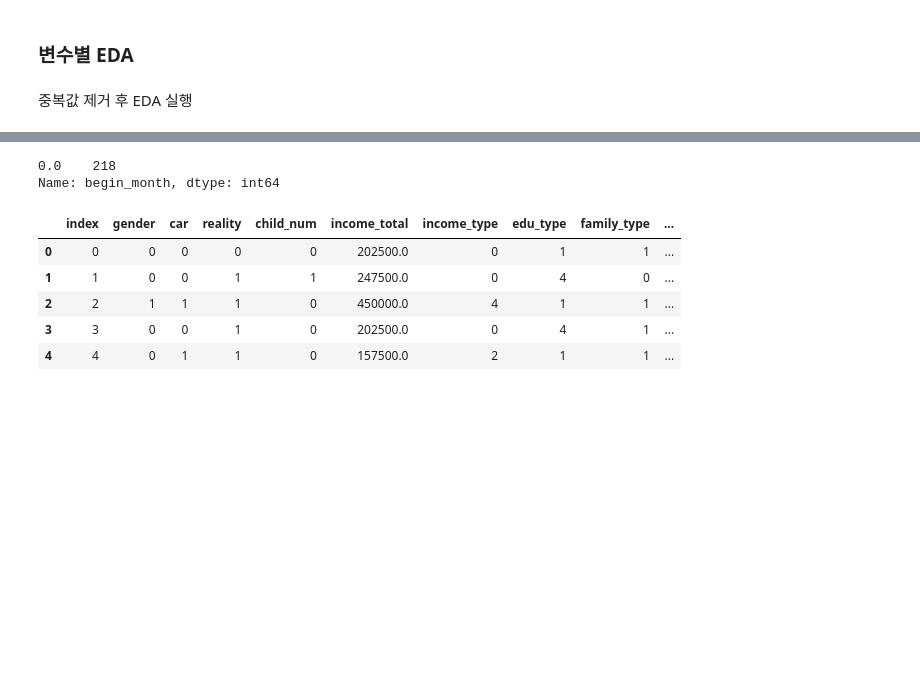
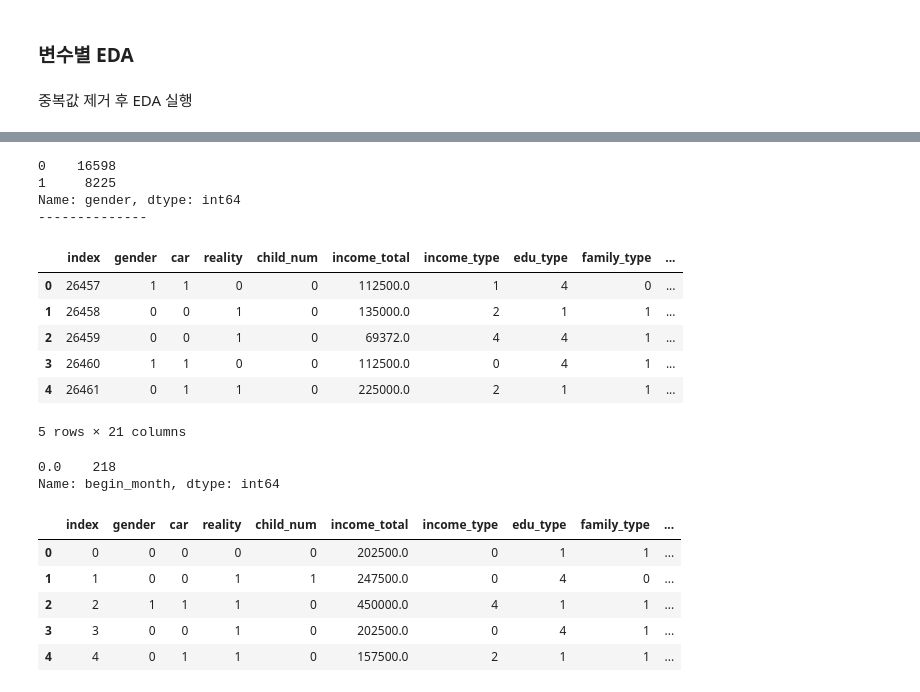
Before and after one commit to Ah-Hyeon0829/CreditGrade1, a Jupyter notebook: credit_card.ipynb, the cells around one changed output, grey strips where cells are left out. Saved outputs shown, nothing was run; the diff lists cells and outputs as text; code cells hidden in the pictures; blank space fills up the shorter version.

```diff
--- a/credit_card.ipynb
+++ b/credit_card.ipynb
@@ -1396,0 +1179,7 @@ df_unique.head()
+# %%
+print('Having a car or not : ')
+data['car'] = data['car'].replace(['N','Y'],[0,1])
+df_test['car'] = df_test['car'].replace(['N','Y'],[0,1])
+print(data['car'].value_counts())
+print('--------------')
+#차량 소지하지 않은 사람이 많다.
@@ -1396,0 +1203,6 @@ df_unique.head()
+# %%
+print('Having house reality or not: ')
+data['reality'] = data['reality'].replace(['N','Y'],[0,1])
+df_test['reality'] = df_test['reality'].replace(['N','Y'],[0,1])
+print(data['reality'].value_counts())
+print('--------------')#부동산 소유자들이 더 많다
@@ -1406 +1298,16 @@ df_test.head()
 5 rows × 21 columns
+# %%
+#라벨화
+label_encoder=preprocessing.LabelEncoder()
+data['income_type']=label_encoder.fit_transform(data['income_type'])
+df_test['income_type']=label_encoder.transform(df_test['income_type'])
+#################################################################
+data['edu_type']=label_encoder.fit_transform(data['edu_type'])
+df_test['edu_type']=label_encoder.transform(df_test['edu_type'])
+########################################################################
+data['family_type']=label_encoder.fit_transform(data['family_type'])
+df_test['family_type']=label_encoder.transform(df_test['family_type'])
+########################################################################
+data['house_type']=label_encoder.fit_transform(data['house_type'])
+df_test['house_type']=label_encoder.transform(df_test['house_type'])
+########################################################################
@@ -1407 +1405,19 @@ df_test.head()
+# %%
+print(data['gender'].value_counts())
+print('--------------')
+# %% [output]
+0    16598
+1     8225
+Name: gender, dtype: int64
+--------------
+# %%
+df_test.head()
+# %% [output]
+|  | index | gender | car | reality | child_num | income_total | income_type | edu_type | family_type | ... |
+| 0 | 26457 | 1 | 1 | 0 | 0 | 112500.0 | 1 | 4 | 0 | ... |
+| 1 | 26458 | 0 | 0 | 1 | 0 | 135000.0 | 2 | 1 | 1 | ... |
+| 2 | 26459 | 0 | 0 | 1 | 0 | 69372.0 | 4 | 4 | 1 | ... |
+| 3 | 26460 | 1 | 1 | 0 | 0 | 112500.0 | 0 | 4 | 1 | ... |
+| 4 | 26461 | 0 | 1 | 1 | 0 | 225000.0 | 2 | 1 | 1 | ... |
+5 rows × 21 columns
 # %%
```
Also changed, not shown: parts of 89 cells of this notebook.
